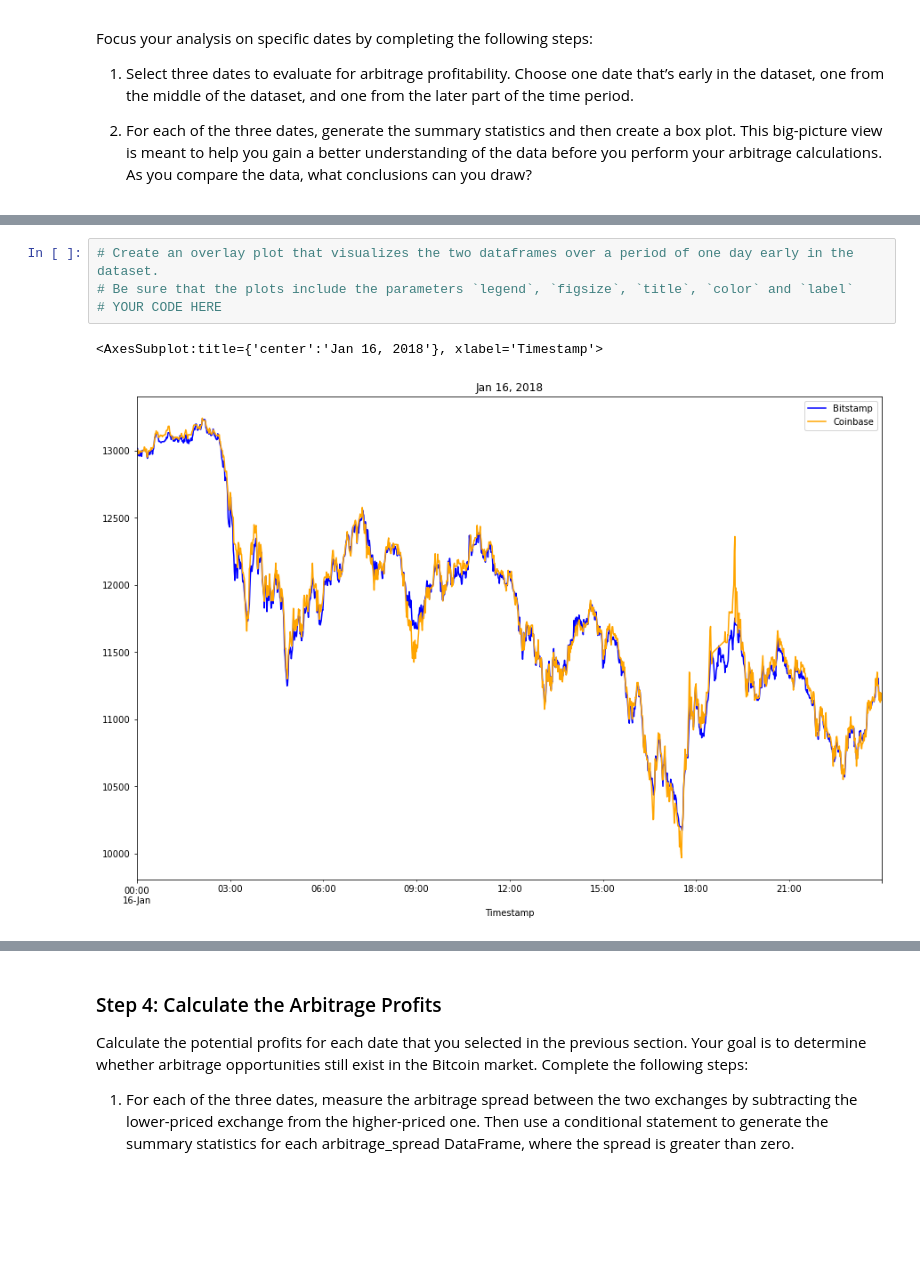
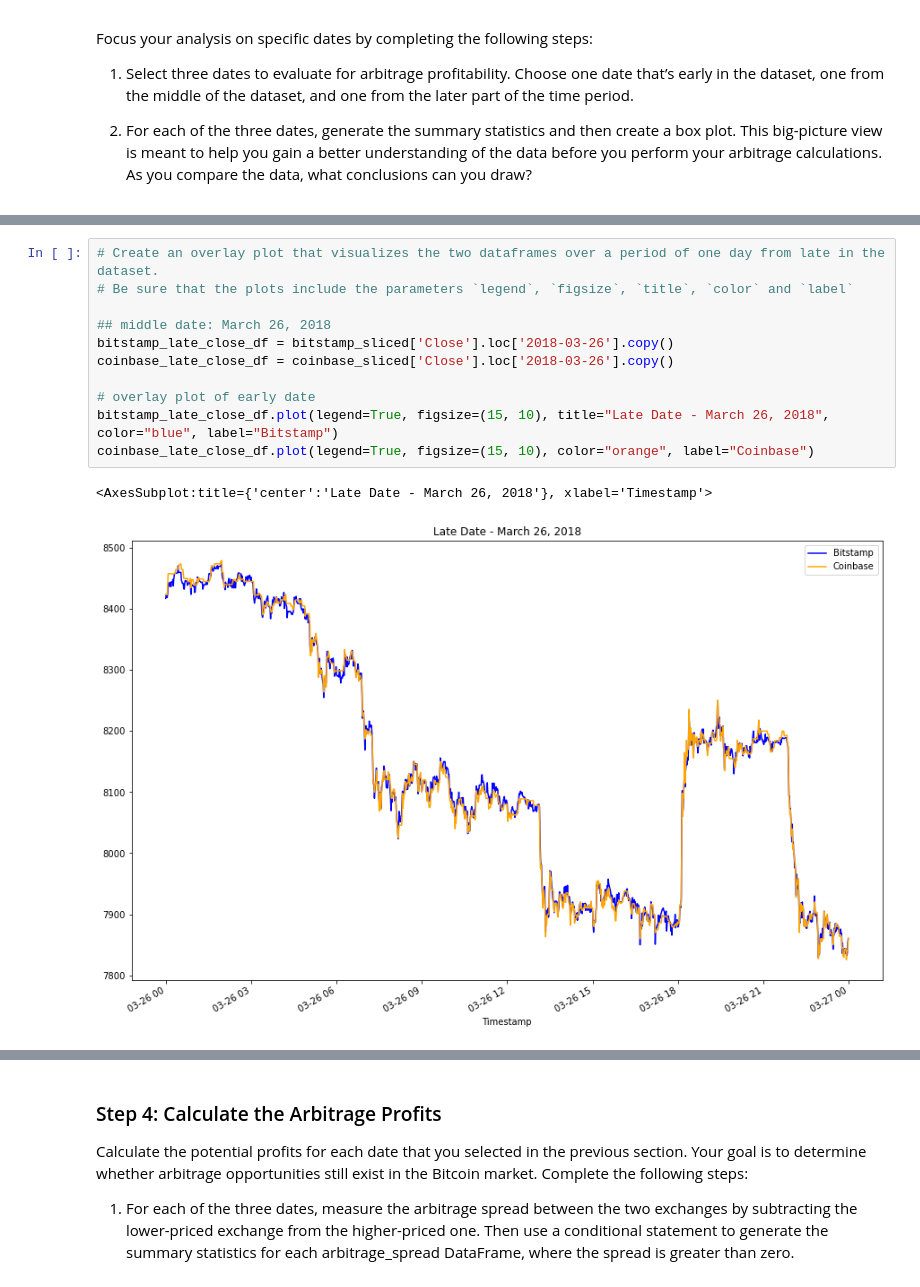
Before and after one commit to sububer/bitcoin_arbitrage, a Jupyter notebook: crypto_arbitrage.ipynb, the cells around one changed output, grey strips where cells are left out. Drawn from its saved outputs; the diff is of its cells as text; blank space fills up the shorter version.

Commit message:
added specific dates analysis - early/mid/late

```diff
--- a/crypto_arbitrage.ipynb
+++ b/crypto_arbitrage.ipynb
@@ -395,8 +474,15 @@ Focus your analysis on specific dates by completing the following steps:
 # %%
-# Create an overlay plot that visualizes the two dataframes over a period of one day early in the dataset.
+# Create an overlay plot that visualizes the two dataframes over a period of one day from late in the dataset.
 # Be sure that the plots include the parameters `legend`, `figsize`, `title`, `color` and `label`
-# YOUR CODE HERE
+
+## middle date: March 26, 2018
+bitstamp_late_close_df = bitstamp_sliced['Close'].loc['2018-03-26'].copy()
+coinbase_late_close_df = coinbase_sliced['Close'].loc['2018-03-26'].copy()
+
+# overlay plot of early date
+bitstamp_late_close_df.plot(legend=True, figsize=(15, 10), title="Late Date - March 26, 2018", color="blue", label="Bitstamp")
+coinbase_late_close_df.plot(legend=True, figsize=(15, 10), color="orange", label="Coinbase")
 # %% [output]
-<AxesSubplot:title={'center':'Jan 16, 2018'}, xlabel='Timestamp'>
+<AxesSubplot:title={'center':'Late Date - March 26, 2018'}, xlabel='Timestamp'>
-[figure, old version]
+[figure, new version]
 # %%
```
Also changed, not shown: parts of 14 cells of this notebook.
